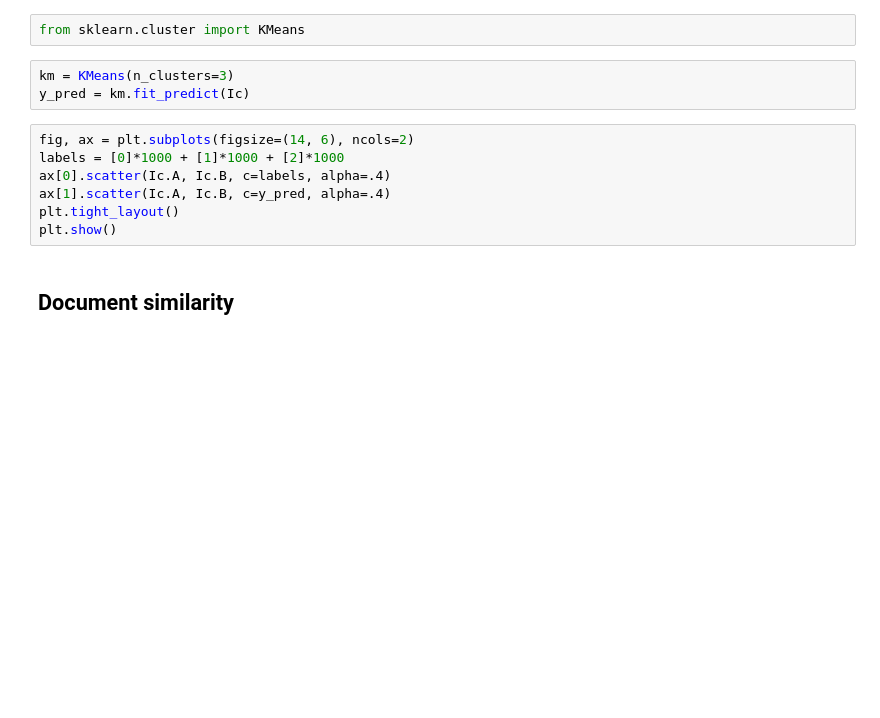
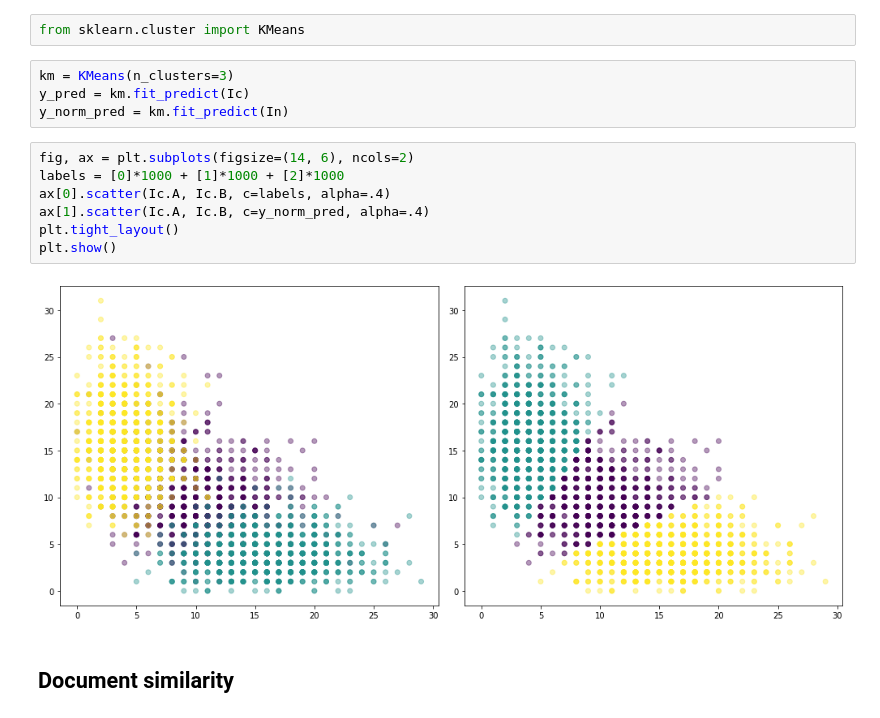
Before and after one commit to afflint/textsent, a Jupyter notebook: 2022-23/abstract-example-vsm.ipynb, the cells around one changed output. Saved outputs shown, nothing was run; the diff lists cells and outputs as text; blank space fills up the shorter version.

```diff
--- a/2022-23/abstract-example-vsm.ipynb
+++ b/2022-23/abstract-example-vsm.ipynb
@@ -73,13 +93,16 @@ from sklearn.cluster import KMeans
 # %%
 km = KMeans(n_clusters=3)
 y_pred = km.fit_predict(Ic)
+y_norm_pred = km.fit_predict(In)
 # %%
 fig, ax = plt.subplots(figsize=(14, 6), ncols=2)
 labels = [0]*1000 + [1]*1000 + [2]*1000
 ax[0].scatter(Ic.A, Ic.B, c=labels, alpha=.4)
-ax[1].scatter(Ic.A, Ic.B, c=y_pred, alpha=.4)
+ax[1].scatter(Ic.A, Ic.B, c=y_norm_pred, alpha=.4)
 plt.tight_layout()
 plt.show()
+# %% [output]
+[figure, added]
 # %% [markdown]
 ## Document similarity
 # %%
```
Also changed, not shown: parts of 12 cells of this notebook, 1 other file.
